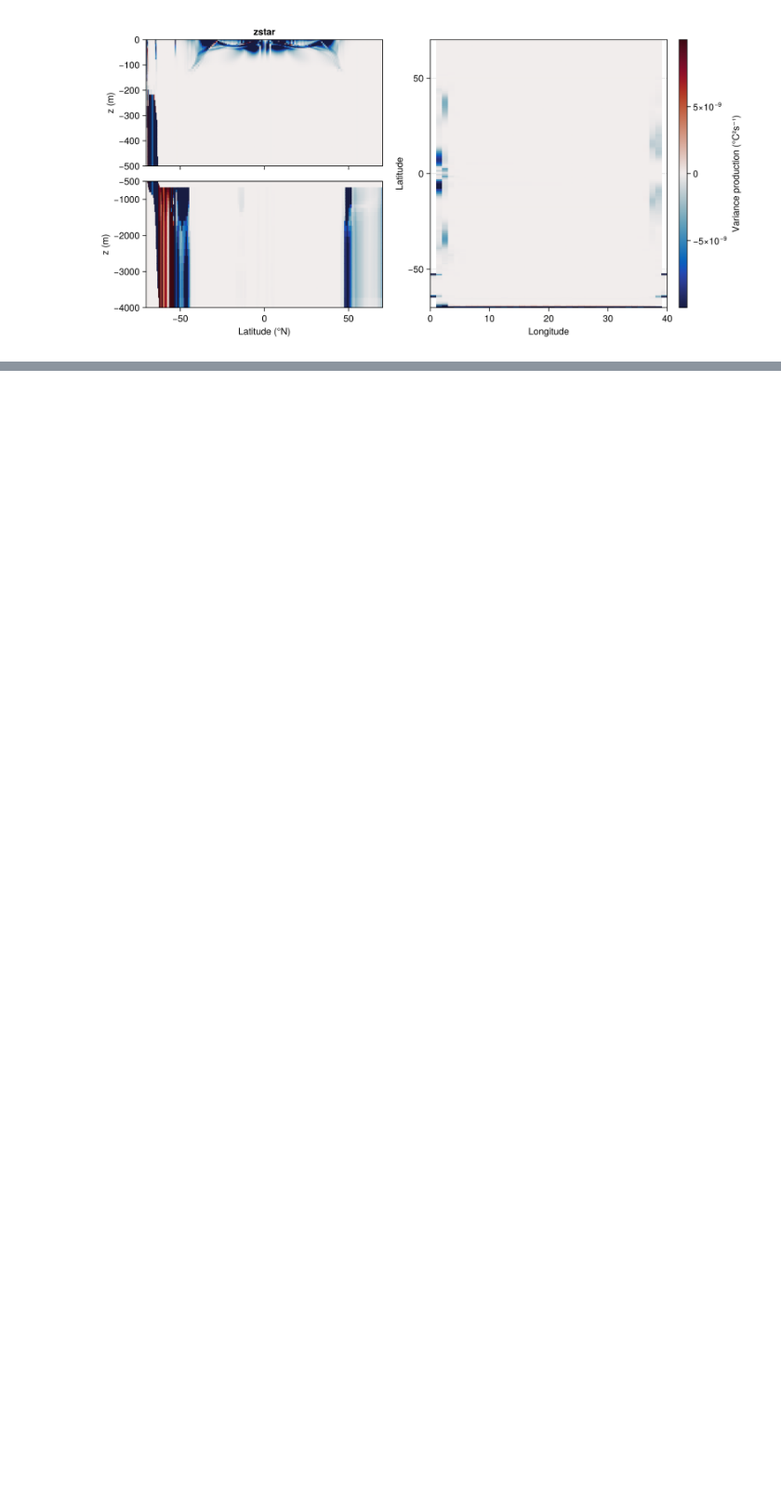
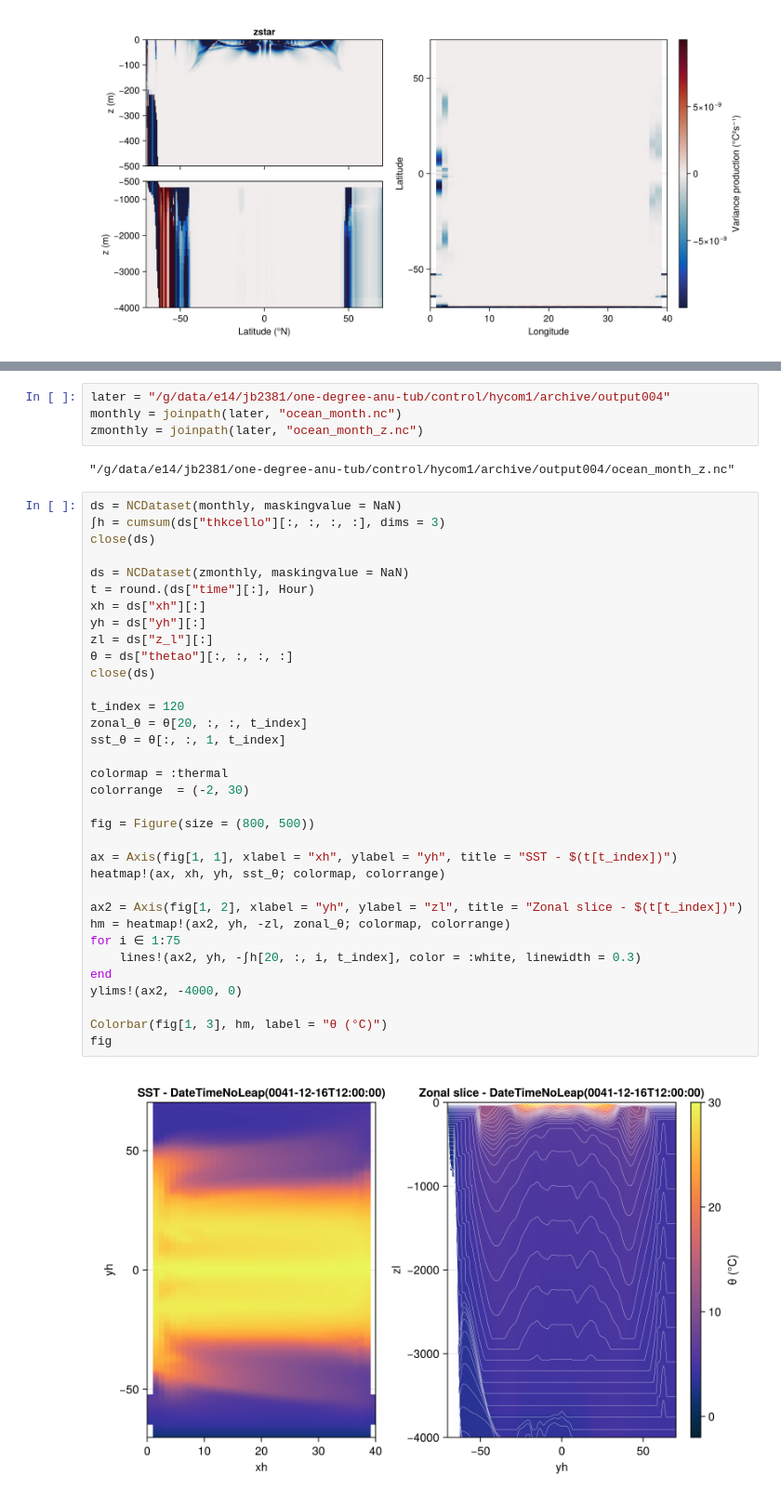
Before and after one commit to jbisits/anu-tub, a Jupyter notebook: output/hycom/one_deg_hycom.ipynb, the cells around one changed output, grey strips where cells are left out. Shown at 93% size. Drawn from its saved outputs; the diff is of its cells as text; blank space fills up the shorter version.

```diff
--- a/output/hycom/one_deg_hycom.ipynb
+++ b/output/hycom/one_deg_hycom.ipynb
@@ -159,0 +164,42 @@ fig
+# %%
+later = "/g/data/e14/jb2381/one-degree-anu-tub/control/hycom1/archive/output004"
+monthly = joinpath(later, "ocean_month.nc")
+zmonthly = joinpath(later, "ocean_month_z.nc")
+# %% [output]
+"/g/data/e14/jb2381/one-degree-anu-tub/control/hycom1/archive/output004/ocean_month_z.nc"
+# %%
+ds = NCDataset(monthly, maskingvalue = NaN)
+∫h = cumsum(ds["thkcello"][:, :, :, :], dims = 3)
+close(ds)
+
+ds = NCDataset(zmonthly, maskingvalue = NaN)
+t = round.(ds["time"][:], Hour)
+xh = ds["xh"][:]
+yh = ds["yh"][:]
+zl = ds["z_l"][:]
+θ = ds["thetao"][:, :, :, :]
+close(ds)
+
+t_index = 120
+zonal_θ = θ[20, :, :, t_index]
+sst_θ = θ[:, :, 1, t_index]
+
+colormap = :thermal
+colorrange  = (-2, 30)
+
+fig = Figure(size = (800, 500))
+
+ax = Axis(fig[1, 1], xlabel = "xh", ylabel = "yh", title = "SST - $(t[t_index])")
+heatmap!(ax, xh, yh, sst_θ; colormap, colorrange)
+
+ax2 = Axis(fig[1, 2], xlabel = "yh", ylabel = "zl", title = "Zonal slice - $(t[t_index])")
+hm = heatmap!(ax2, yh, -zl, zonal_θ; colormap, colorrange)
+for i ∈ 1:75
+    lines!(ax2, yh, -∫h[20, :, i, t_index], color = :white, linewidth = 0.3)
+end
+ylims!(ax2, -4000, 0)
+
+Colorbar(fig[1, 3], hm, label = "θ (°C)")
+fig
+# %% [output]
+[figure, added]
```
Also changed, not shown: parts of 6 cells of this notebook, 2 other files.
